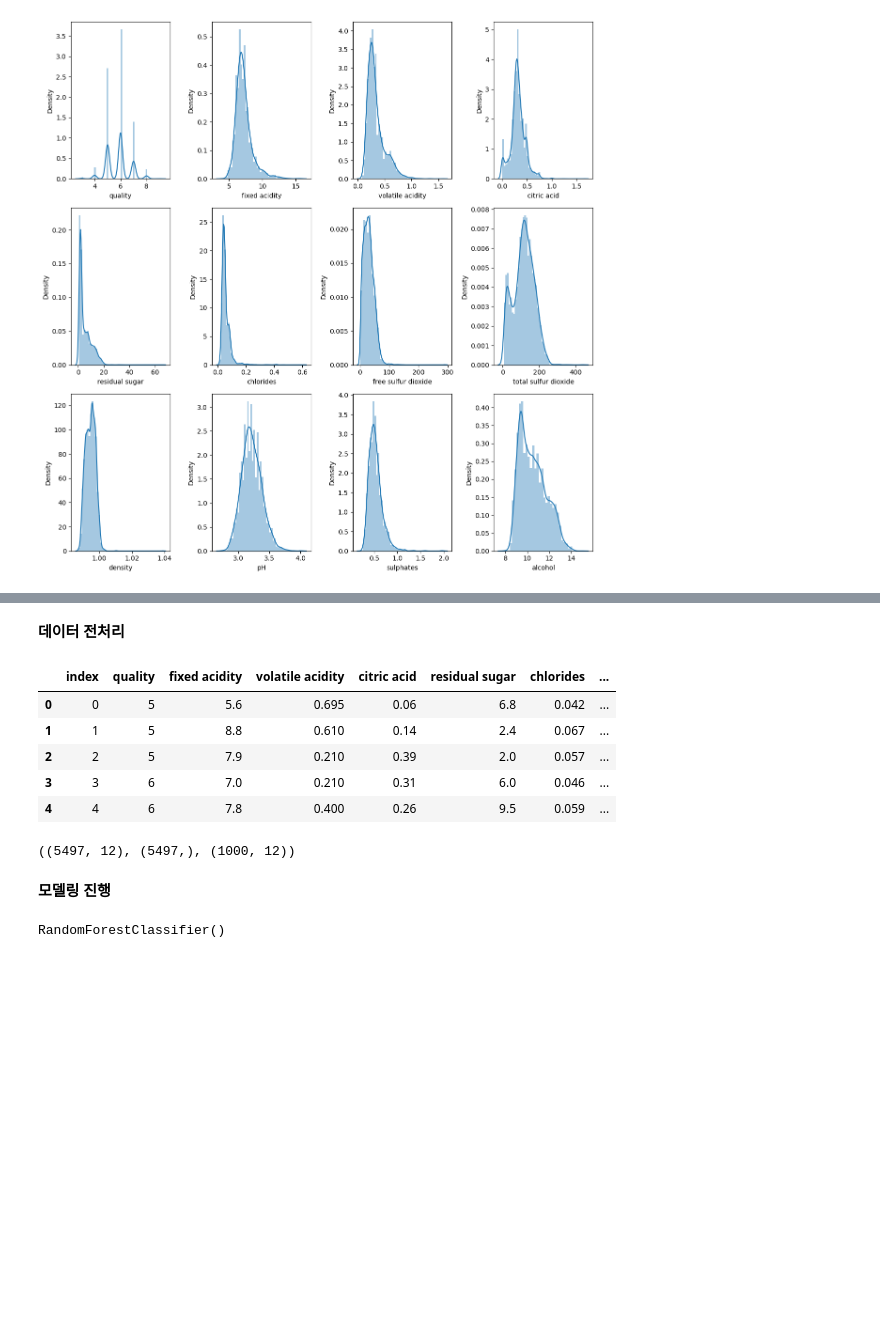
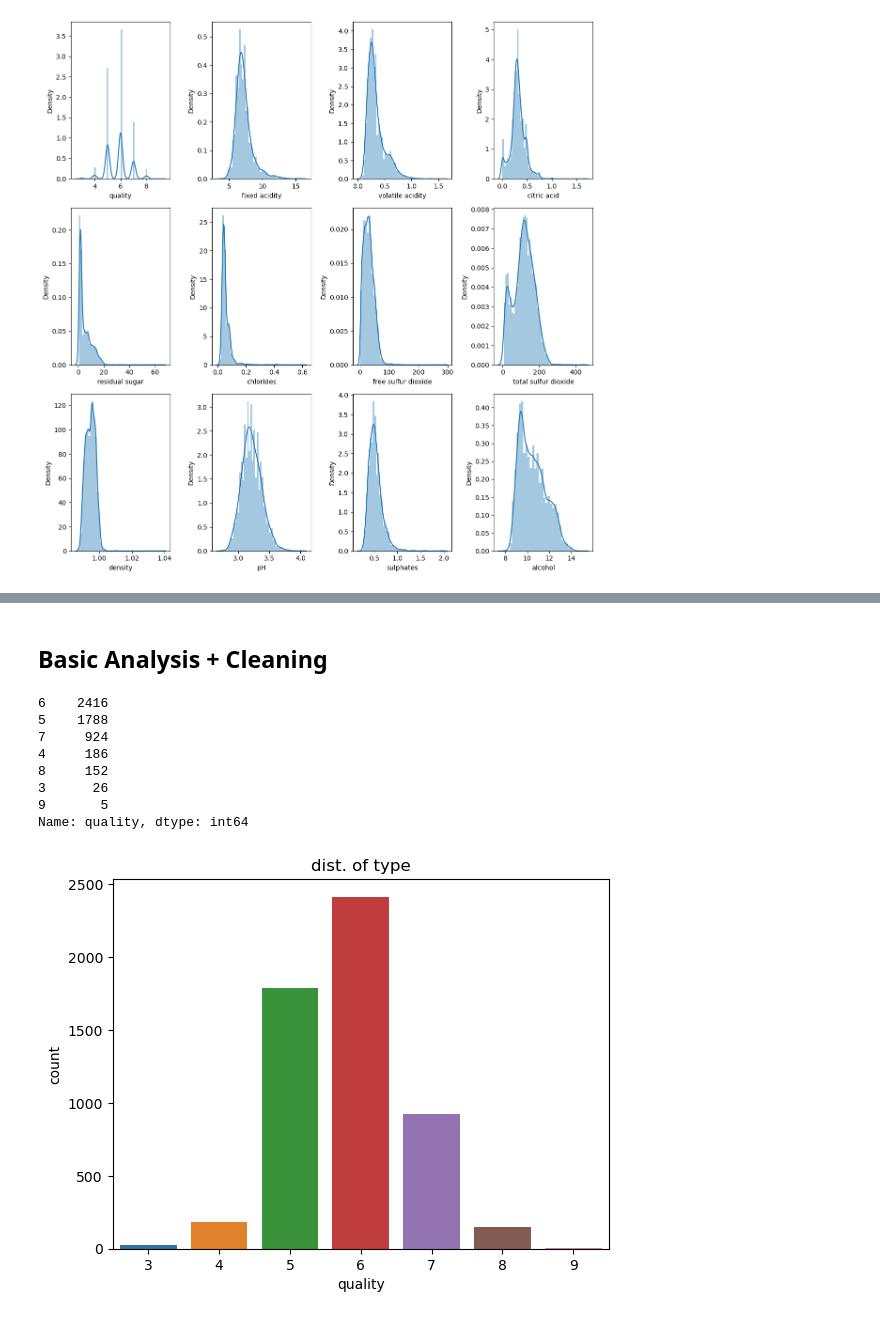
Before and after one commit to Heo-Jeong-Eun/Machine-Learning-Study, a Jupyter notebook: Dacon/Wine Quality Classification Contest.ipynb, the cells around one changed output, grey strips where cells are left out. Cells and saved outputs as stored; diff of their text form; code cells hidden in the pictures; blank space fills up the shorter version.

```diff
--- a/Dacon/Wine Quality Classification Contest.ipynb
+++ b/Dacon/Wine Quality Classification Contest.ipynb
@@ -115,22 +141,4 @@ for i in range(11):
 [figure]
 [figure]
 # %% [markdown]
-**데이터 전처리**
+## Basic Analysis + Cleaning
-# %%
-# type에는 white와 red 두 종류가 있다.
-# 각각 0, 1로 변환한다.
-from sklearn.preprocessing import LabelEncoder
-
-enc = LabelEncoder()
-enc.fit(train['type'])
-train['type'] = enc.transform(train['type'])
-test['type'] = enc.transform(test['type'])
-# %%
-train.head()
-# %% [output]
-|  | index | quality | fixed acidity | volatile acidity | citric acid | residual sugar | chlorides | ... |
-| 0 | 0 | 5 | 5.6 | 0.695 | 0.06 | 6.8 | 0.042 | ... |
-| 1 | 1 | 5 | 8.8 | 0.610 | 0.14 | 2.4 | 0.067 | ... |
-| 2 | 2 | 5 | 7.9 | 0.210 | 0.39 | 2.0 | 0.057 | ... |
-| 3 | 3 | 6 | 7.0 | 0.210 | 0.31 | 6.0 | 0.046 | ... |
-| 4 | 4 | 6 | 7.8 | 0.400 | 0.26 | 9.5 | 0.059 | ... |
@@ -142,16 +144,0 @@ test_x = test.drop('index', axis = 1)
-# %%
-train_x.shape, train_y.shape, test_x.shape
-# %% [output]
-((5497, 12), (5497,), (1000, 12))
-# %% [markdown]
-**모델링 진행**
-# %%
-from sklearn.ensemble import RandomForestClassifier
-
-# 모델 선언
-model = RandomForestClassifier()
-
-#모델 학습
-model.fit(train_x, train_y)
-# %% [output]
-RandomForestClassifier()
@@ -160,0 +145,14 @@ y_pred = model.predict(test_x)
+# %%
+print(train['quality'].value_counts())
+sns.countplot(x = train['quality']);
+plt.title("dist. of type", fontsize = 12);
+# %% [output]
+6    2416
+5    1788
+7     924
+4     186
+8     152
+3      26
+9       5
+Name: quality, dtype: int64
+[figure, added]
```
Also changed, not shown: parts of 29 cells of this notebook.
